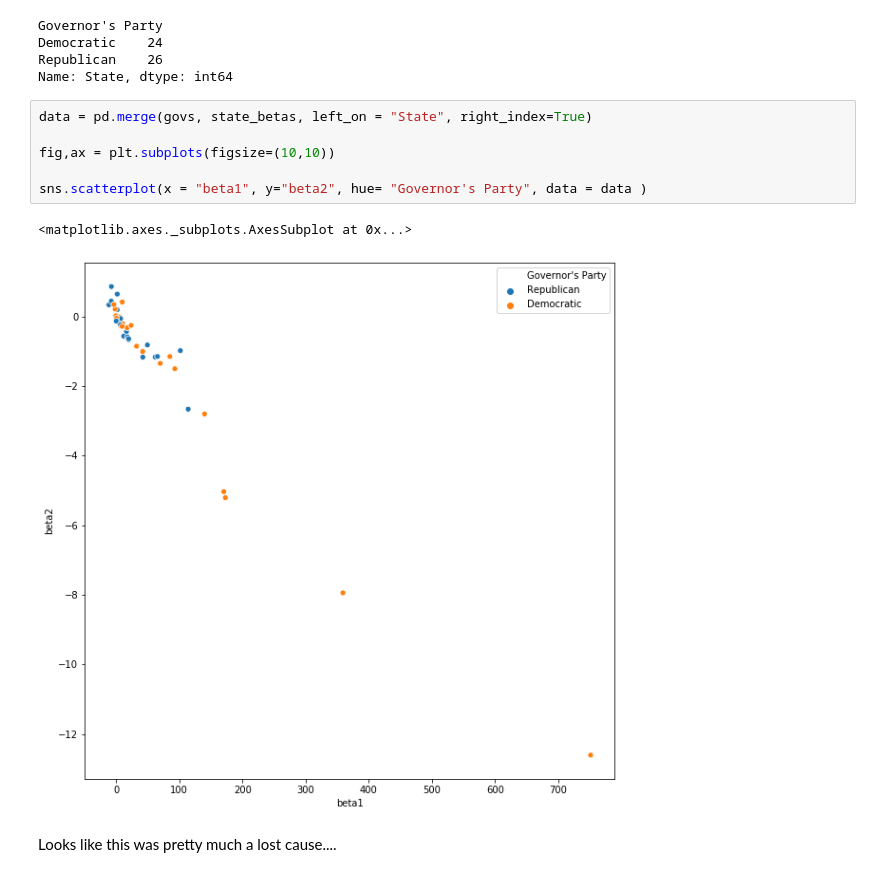
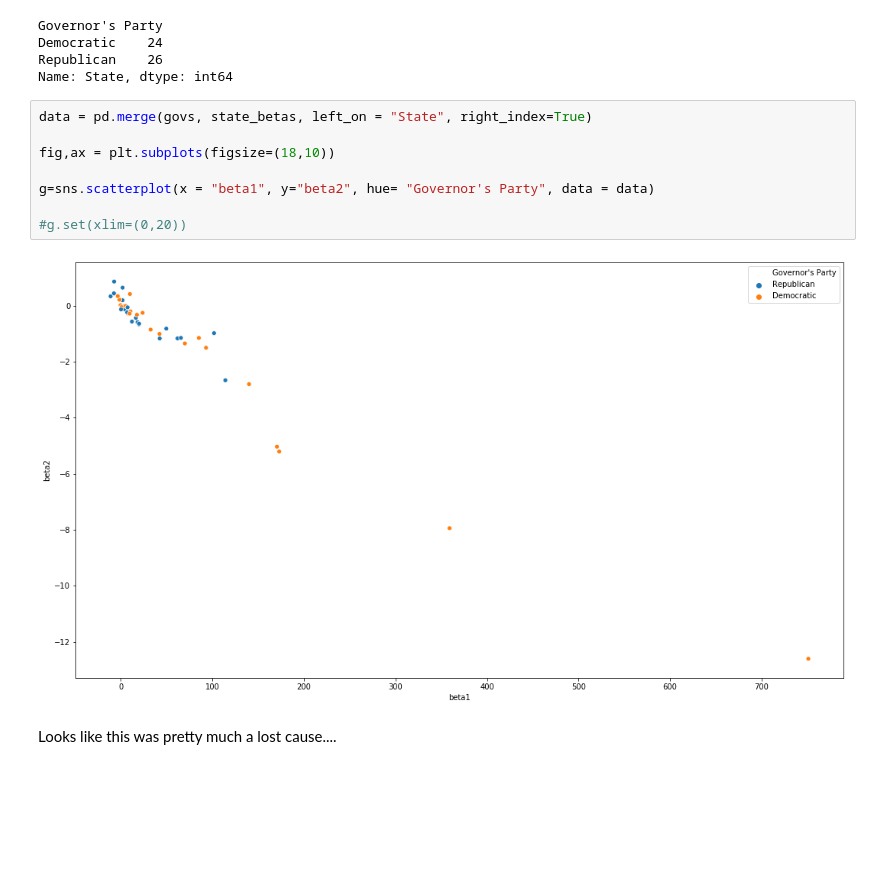
Before and after one commit to joshuaiokua/data100_final-project, a Jupyter notebook: DS 100 Final Project (Luke 2020.5.6).ipynb, the cells around one changed output. Drawn from its saved outputs; the diff is of its cells as text; blank space fills up the shorter version.

```diff
--- a/DS 100 Final Project (Luke 2020.5.6).ipynb
+++ b/DS 100 Final Project (Luke 2020.5.6).ipynb
@@ -567,11 +567,12 @@ Name: State, dtype: int64
 # %%
 data = pd.merge(govs, state_betas, left_on = "State", right_index=True)
 
-fig,ax = plt.subplots(figsize=(10,10))
+fig,ax = plt.subplots(figsize=(18,10))
 
-sns.scatterplot(x = "beta1", y="beta2", hue= "Governor's Party", data = data )
+g=sns.scatterplot(x = "beta1", y="beta2", hue= "Governor's Party", data = data)
+
+#g.set(xlim=(0,20))
 # %% [output]
-<matplotlib.axes._subplots.AxesSubplot at 0x...>
-[figure, old version]
+[figure, new version]
 # %% [markdown]
 Looks like this was pretty much a lost cause....
```
Also changed, not shown: parts of 8 cells of this notebook.
